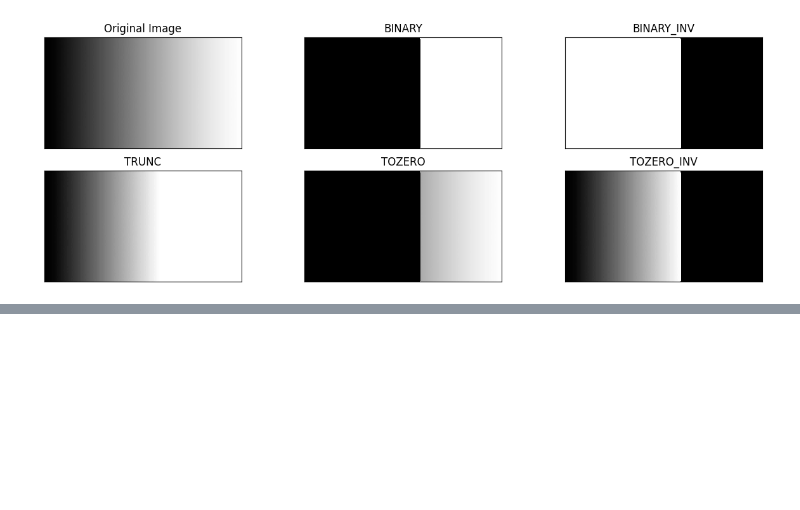
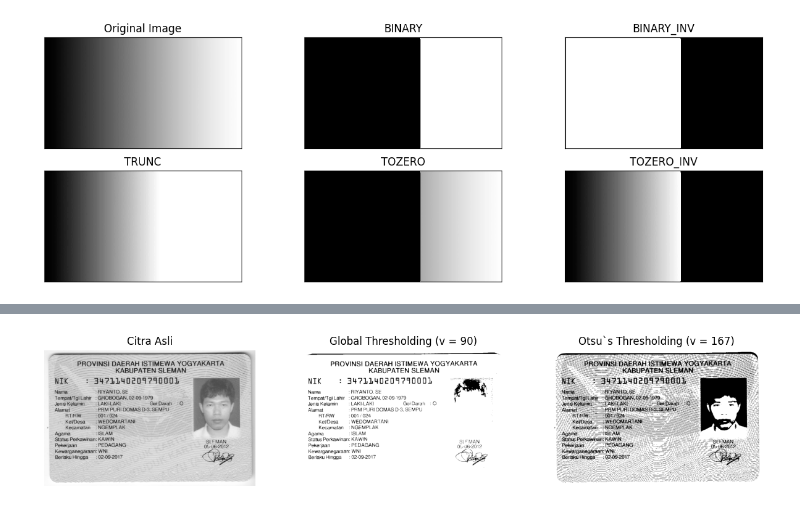
Before and after one commit to Ziedny28/PCVK-Ganjil-2023, a Jupyter notebook: week-10/Week10.ipynb, the cells around one changed output, grey strips where cells are left out. Saved outputs shown, nothing was run; the diff lists cells and outputs as text; code cells hidden in the pictures; blank space fills up the shorter version.

```diff
--- a/week-10/Week10.ipynb
+++ b/week-10/Week10.ipynb
@@ -63,0 +68,54 @@ plt.show()
+# %%
+filename = '/content/drive/MyDrive/pcvk-resources/ktp Riyanto.png'
+# Load the image in grayscale
+image = cv2.imread(filename, 0)
+
+# Compute histogram and probabilities of each intensity level
+histogram = np.histogram(image, bins=256, range=(0, 256), density=True)[0]
+total_pixels = image.shape[0] * image.shape[1]
+probabilities = histogram / total_pixels
+
+# Initialize variables
+maximum_variance = 0
+optimal_threshold = 0
+
+# Iterate over all possible threshold values
+for t in range(256):
+    # Calculate weights and means
+    w0 = np.sum(probabilities[:t])
+    w1 = np.sum(probabilities[t:])
+    mean0 = np.sum(np.arange(t) * probabilities[:t]) / w0 if w0 > 0 else 0
+    mean1 = np.sum(np.arange(t, 256) * probabilities[t:]) / w1 if w1 > 0 else 0
+
+    # Calculate between-class variance
+    variance = w0 * w1 * (mean0 - mean1) ** 2
+
+    # Update maximum variance and optimal threshold
+    if variance > maximum_variance:
+        maximum_variance = variance
+        optimal_threshold = t
+
+# Apply thresholding
+thresholded_image = (image > 90) * 255
+optimal_thresholded_image = (image > optimal_threshold) * 255
+
+# Display the results
+plt.figure(figsize=(15, 5))
+plt.subplot(1, 3, 1)
+plt.imshow(image, cmap='gray')
+plt.title('Citra Asli')
+plt.axis('off')
+
+plt.subplot(1, 3, 2)
+plt.imshow(thresholded_image, cmap='gray')
+plt.title(f'Global Thresholding (v = 90)')
+plt.axis('off')
+
+plt.subplot(1, 3, 3)
+plt.imshow(optimal_thresholded_image, cmap='gray')
+plt.title(f'Otsu`s Thresholding (v = {optimal_threshold})')
+plt.axis('off')
+
+plt.show()
+# %% [output]
+[figure, added]
```
Also changed, not shown: parts of 6 cells of this notebook.
